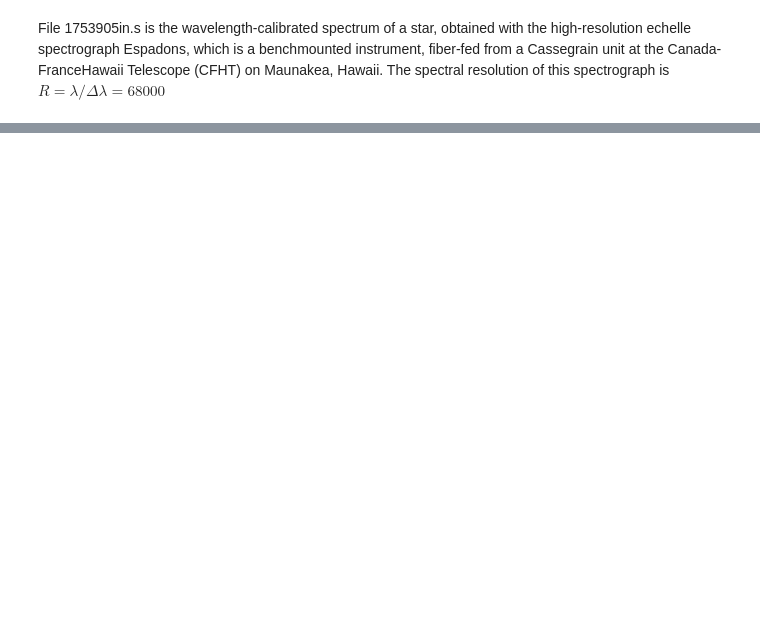
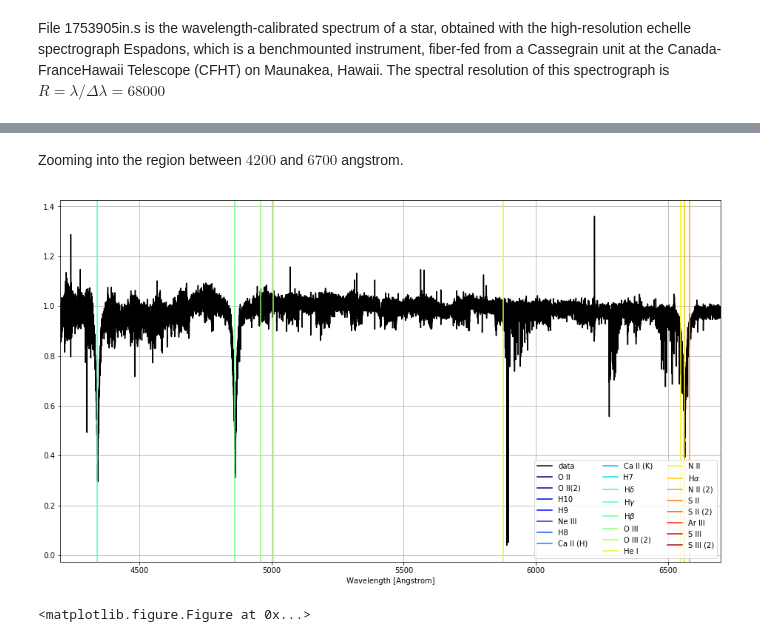
Before and after one commit to kaimibk/School, a Jupyter notebook: ASTR_423/A2/A2.ipynb, the cells around one changed output, grey strips where cells are left out. Drawn from its saved outputs; the diff is of its cells as text; code cells hidden in the pictures; blank space fills up the shorter version.

```diff
--- a/ASTR_423/A2/A2.ipynb
+++ b/ASTR_423/A2/A2.ipynb
@@ -300,0 +188,21 @@ CIV2
+# %% [markdown]
+Zooming into the region between $4200$ and $6700$ angstrom.
+# %%
+fig = plt.figure(figsize=(16,9))
+trim_df = df[(df.col_0 > 4200 * u.AA) & (df.col_0 < 6700 * u.AA)]
+
+plt.plot(trim_df.col_0, trim_df.col_1, color='k' , label='data')
+
+[plt.axvline(absp_lines[line], label=line,
+             c=plt.cm.jet(i/23.)) for i, line in enumerate(absp_lines)]
+
+
+plt.legend(loc=4, ncol=3)
+plt.xlabel('Wavelength [Angstrom]')
+plt.grid()
+plt.xlim(4200, 6700)
+plt.show()
+plt.savefig('spectra_zoom.png', dpi=300, bbox_inches='tight')
+# %% [output]
+[figure, added]
+<matplotlib.figure.Figure at 0x...>
```
Also changed, not shown: parts of 49 cells of this notebook, 5 other files.
